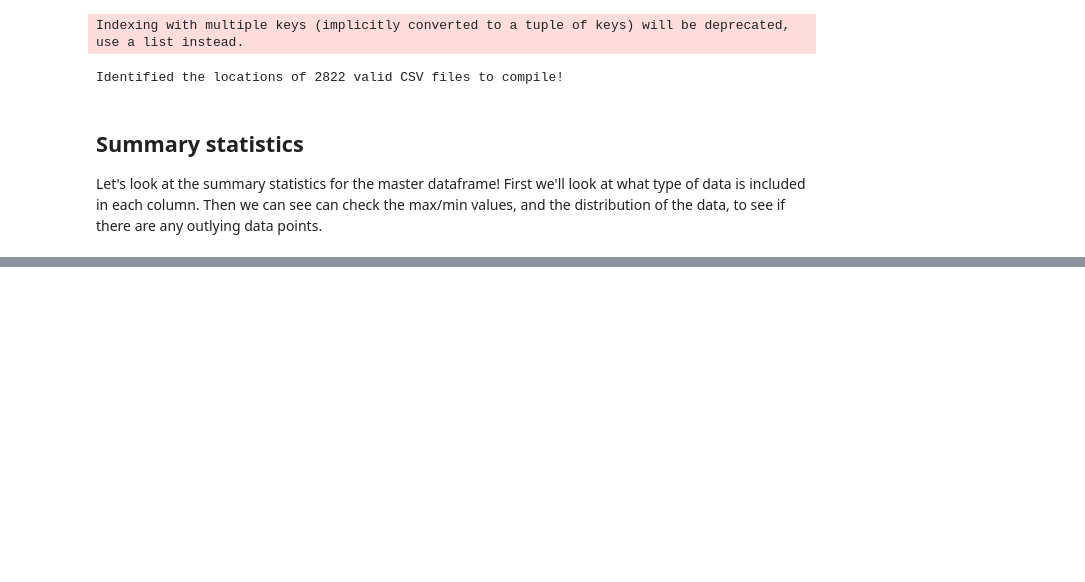
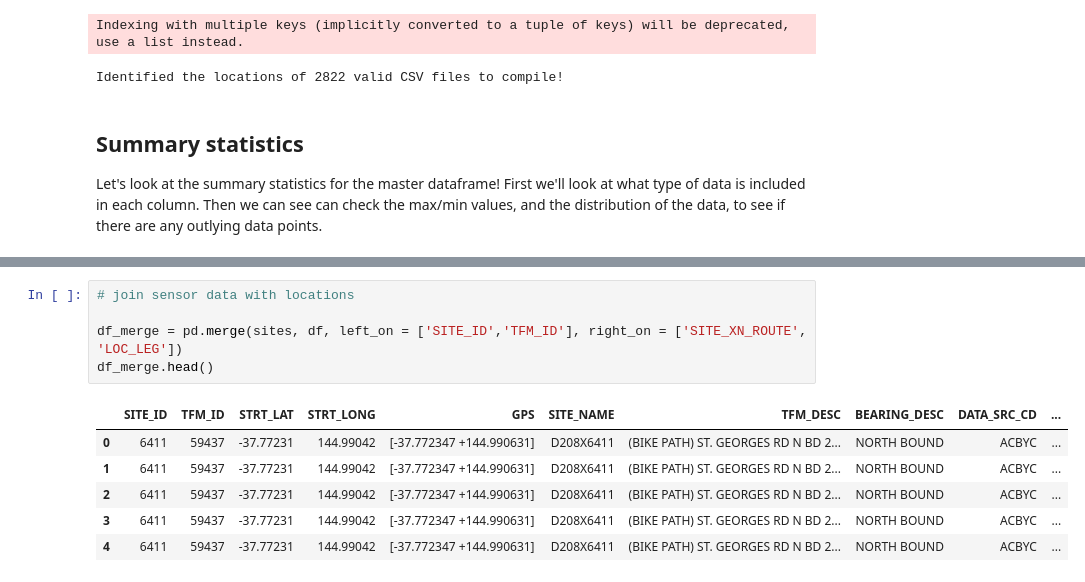
Before and after one commit to CaroPattle/bicycle_data_melbourne, a Jupyter notebook: bicycle_flows/bicycle_data_melbourne.ipynb, the cells around one changed output, grey strips where cells are left out. Cells and saved outputs as stored; diff of their text form; blank space fills up the shorter version.

```diff
--- a/bicycle_flows/bicycle_data_melbourne.ipynb
+++ b/bicycle_flows/bicycle_data_melbourne.ipynb
@@ -308,0 +176,12 @@ set(pd.to_datetime(dfs['DATE'],format='%d/%m/%Y').unique())
+# %%
+# join sensor data with locations
+
+df_merge = pd.merge(sites, df, left_on = ['SITE_ID','TFM_ID'], right_on = ['SITE_XN_ROUTE', 'LOC_LEG'])
+df_merge.head()
+# %% [output]
+|  | SITE_ID | TFM_ID | STRT_LAT | STRT_LONG | GPS | SITE_NAME | TFM_DESC | BEARING_DESC | DATA_SRC_CD | ... |
+| 0 | 6411 | 59437 | -37.77231 | 144.99042 | [-37.772347 +144.990631] | D208X6411 | (BIKE PATH) ST. GEORGES RD N BD 2... | NORTH BOUND | ACBYC | ... |
+| 1 | 6411 | 59437 | -37.77231 | 144.99042 | [-37.772347 +144.990631] | D208X6411 | (BIKE PATH) ST. GEORGES RD N BD 2... | NORTH BOUND | ACBYC | ... |
+| 2 | 6411 | 59437 | -37.77231 | 144.99042 | [-37.772347 +144.990631] | D208X6411 | (BIKE PATH) ST. GEORGES RD N BD 2... | NORTH BOUND | ACBYC | ... |
+| 3 | 6411 | 59437 | -37.77231 | 144.99042 | [-37.772347 +144.990631] | D208X6411 | (BIKE PATH) ST. GEORGES RD N BD 2... | NORTH BOUND | ACBYC | ... |
+| 4 | 6411 | 59437 | -37.77231 | 144.99042 | [-37.772347 +144.990631] | D208X6411 | (BIKE PATH) ST. GEORGES RD N BD 2... | NORTH BOUND | ACBYC | ... |
```
Also changed, not shown: parts of 22 cells of this notebook.
